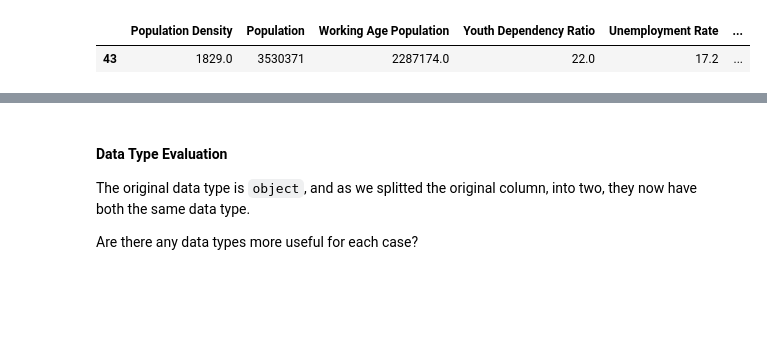
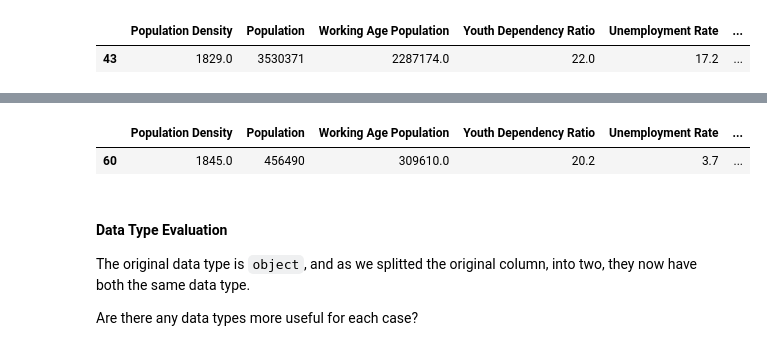
Before and after one commit to gugaffranco/ProgrammingForDataScienceG825, a Jupyter notebook: G08_NB1_Data_Wranglig_&_Analysis.ipynb, the cells around one changed output, grey strips where cells are left out. Drawn from its saved outputs; the diff is of its cells as text; code cells hidden in the pictures; blank space fills up the shorter version.

```diff
--- a/G08_NB1_Data_Wranglig_&_Analysis.ipynb
+++ b/G08_NB1_Data_Wranglig_&_Analysis.ipynb
@@ -300,3 +322,10 @@ city_data.loc[city_data['City'] == 'Athens']
+# %%
+city_data.loc[city_data['City'] == 'Malta', 'City'] = 'Valletta'
+# %%
+city_data.loc[city_data['City'] == 'Valletta']
+# %% [output]
+|  | Population Density | Population | Working Age Population | Youth Dependency Ratio | Unemployment Rate | ... |
+| 60 | 1845.0 | 456490 | 309610.0 | 20.2 | 3.7 | ... |
 # %% [markdown]
 <h4>Data Type Evaluation</h4>
 <p>The original data type is <code>object</code>, and as we splitted the original column, into two, they now have both the same data type.</p>
```
Also changed, not shown: parts of 13 cells of this notebook, 2 other files.
